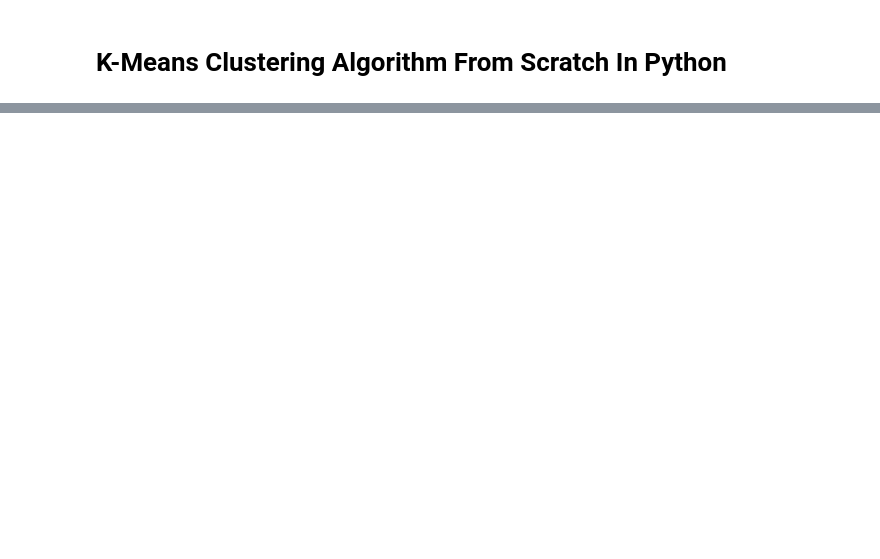
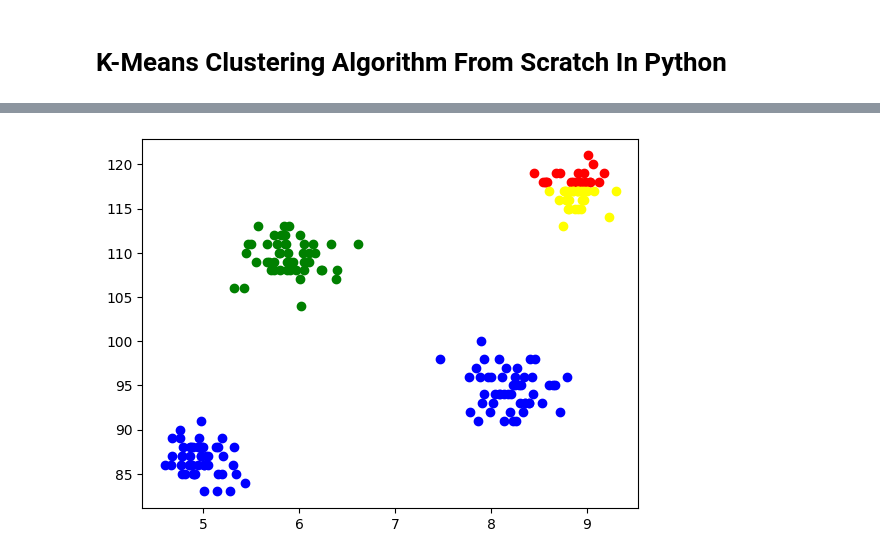
Before and after one commit to Saifullah785/machine-learning-engineer-roadmap, a Jupyter notebook: Lecture_67_kmeans_clustering_demo/Lecture_67_K_Means_Clustering_Algorithm.ipynb, the cells around one changed output, grey strips where cells are left out. Drawn from its saved outputs; the diff is of its cells as text; code cells hidden in the pictures; blank space fills up the shorter version.

Commit message:
Created using Colab while understanding the lecture and practicing code on K-Means Clustering Algorithm From Scratch In Python, and applying the Clustering Algorithm function on synthetic data

```diff
--- a/Lecture_67_kmeans_clustering_demo/Lecture_67_K_Means_Clustering_Algorithm.ipynb
+++ b/Lecture_67_kmeans_clustering_demo/Lecture_67_K_Means_Clustering_Algorithm.ipynb
@@ -55,0 +69,5 @@ class KMeans:
+# %%
+# Load the dataset from a CSV file into a pandas DataFrame
+df = pd.read_csv('/content/student_clustering.csv')
+# Display the first few rows of the DataFrame
+display(df.head())
@@ -55,0 +81,20 @@ class KMeans:
+# %%
+# Extract the data values from the DataFrame
+X = df.iloc[:, :].values
+# %%
+# Create a KMeans object with 4 clusters and a maximum of 500 iterations
+km = KMeans(n_clusters=4, max_iter=500)
+
+# Fit the model to the data and predict the cluster assignments
+y_means = km.fit_predict(X)
+# %%
+# Visualize the clusters using a scatter plot
+# Plot data points belonging to each cluster with a different color
+plt.scatter(X[y_means == 0,0],X[y_means == 0,1],c='red')
+plt.scatter(X[y_means == 1,0],X[y_means == 1,1],c='blue')
+plt.scatter(X[y_means == 2,0],X[y_means == 2,1],c='green')
+plt.scatter(X[y_means == 3,0],X[y_means == 3,1],c='yellow')
+# Display the plot
+plt.show()
+# %% [output]
+[figure, added]
```
Also changed, not shown: parts of 8 cells of this notebook.
